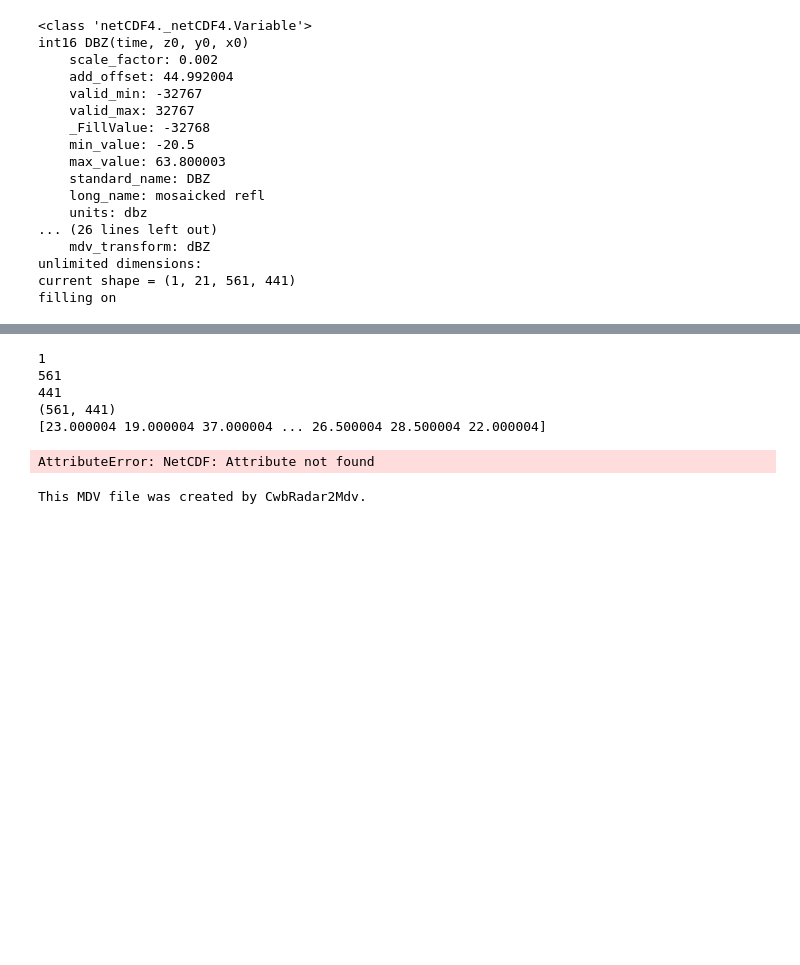
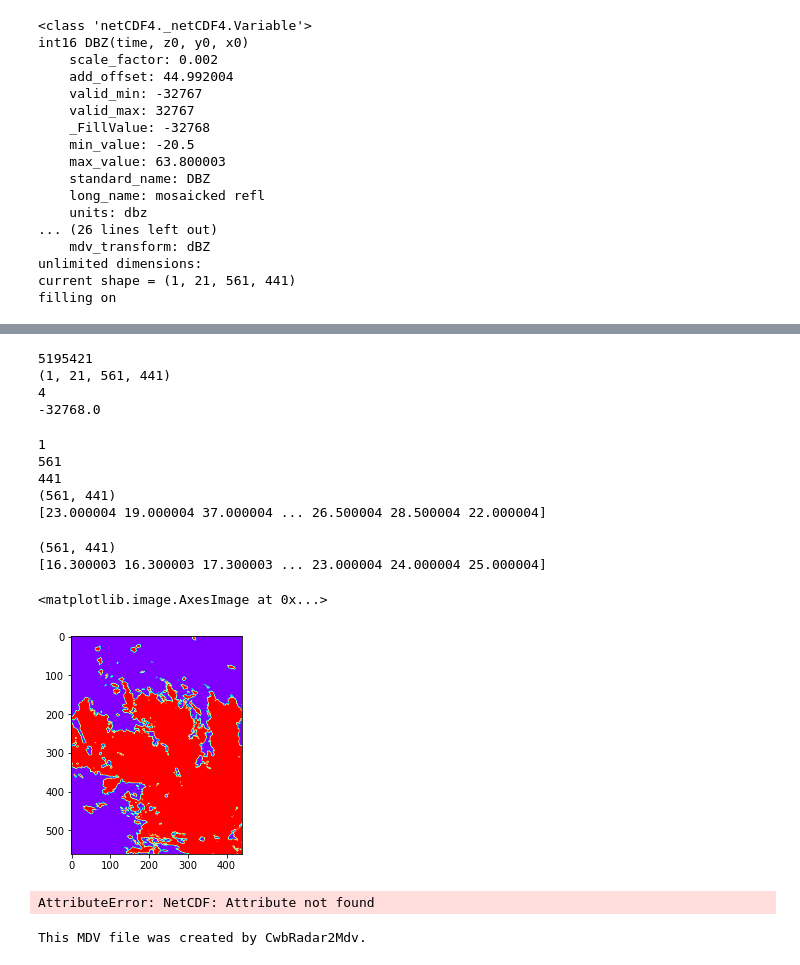
Before and after one commit to NCAR/lrose-docs, a Jupyter notebook: notebooks/erad_workshop_2022.ipynb, the cells around one changed output, grey strips where cells are left out. Saved outputs shown, nothing was run; the diff lists cells and outputs as text; code cells hidden in the pictures; blank space fills up the shorter version.

```diff
--- a/notebooks/erad_workshop_2022.ipynb
+++ b/notebooks/erad_workshop_2022.ipynb
@@ -83,22 +73,45 @@ print(dbz1[0][0][256][0])
-# %%
-dbzPlane0 = dbz1[0][0:1]
-print(dbzPlane0.shape[0])
-print(dbzPlane0.shape[1])
-print(dbzPlane0.shape[2])
-dbz2D = dbzPlane0.reshape(dbzPlane0.shape[1],dbzPlane0.shape[2])
-print(dbz2D.shape)
-print(dbz2D[dbz2D > -32000])
-# %% [output]
-1
-561
-441
-(561, 441)
-[23.000004 19.000004 37.000004 ... 26.500004 28.500004 22.000004]
-# %%
-dbz = ds['DBZ']
-dbz.type()
-# %% [output]
-AttributeError: NetCDF: Attribute not found
+# %%
+dbz1 = np.array(ds['DBZ'])
+print(dbz1.size)
+print(dbz1.shape)
+print(dbz1.ndim)
+print(dbz1[0][0][256][0])
+# %% [output]
+5195421
+(1, 21, 561, 441)
+4
+-32768.0
+# %%
+dbzPlane0 = dbz1[0][0:1]
+print(dbzPlane0.shape[0])
+print(dbzPlane0.shape[1])
+print(dbzPlane0.shape[2])
+dbz2D = dbzPlane0.reshape(dbzPlane0.shape[1],dbzPlane0.shape[2])
+print(dbz2D.shape)
+print(dbz2D[dbz2D > -32000])
+# %% [output]
+1
+561
+441
+(561, 441)
+[23.000004 19.000004 37.000004 ... 26.500004 28.500004 22.000004]
+# %%
+dbzPlaneMax = np.amax(dbz1, (0, 1))
+print(dbzPlaneMax.shape)
+print(dbzPlaneMax[dbzPlaneMax > -32000])
+# %% [output]
+(561, 441)
+[16.300003 16.300003 17.300003 ... 23.000004 24.000004 25.000004]
+# %%
+plt.imshow(dbzPlaneMax, cmap = 'rainbow' , interpolation = 'bilinear')
+# %% [output]
+<matplotlib.image.AxesImage at 0x...>
+[figure, added]
+# %%
+dbz = ds['DBZ']
+dbz.type()
+# %% [output]
+AttributeError: NetCDF: Attribute not found
 # %%
 print(ds.__dict__['history'])
 # %% [output]
```
Also changed, not shown: parts of 9 cells of this notebook.
